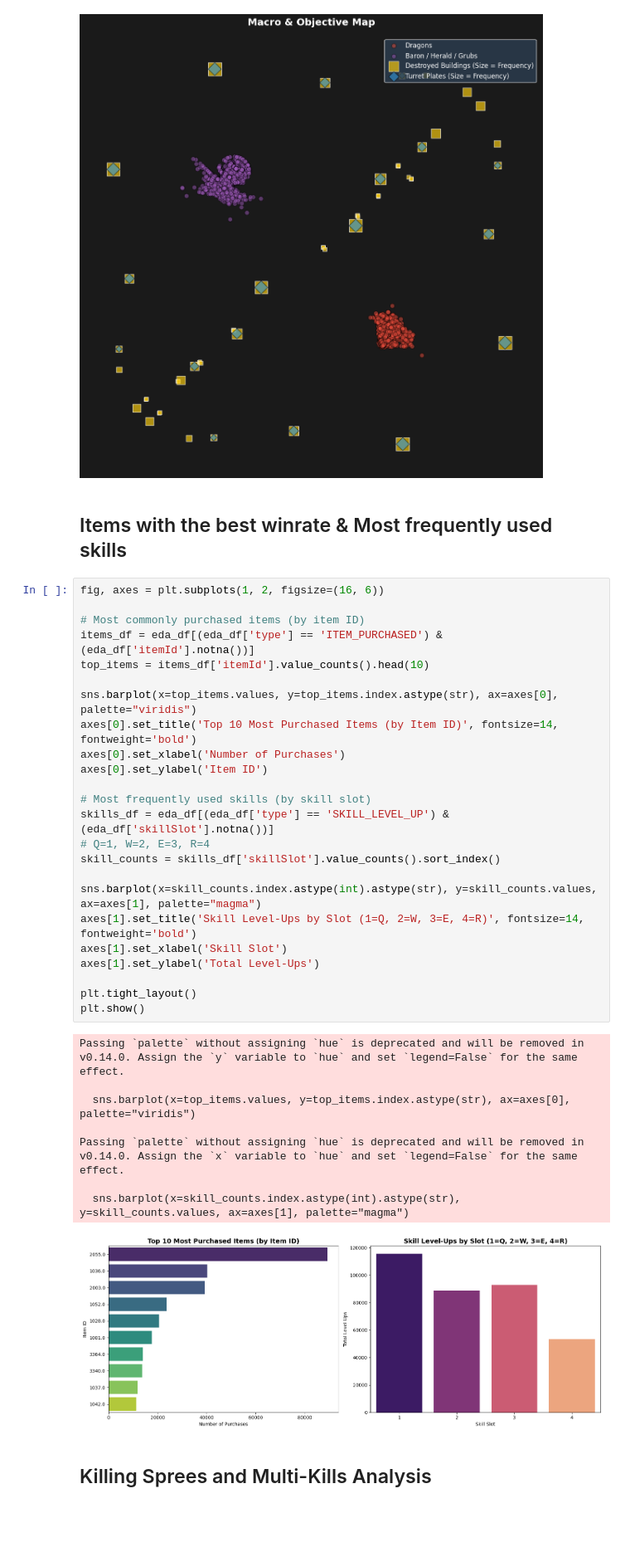
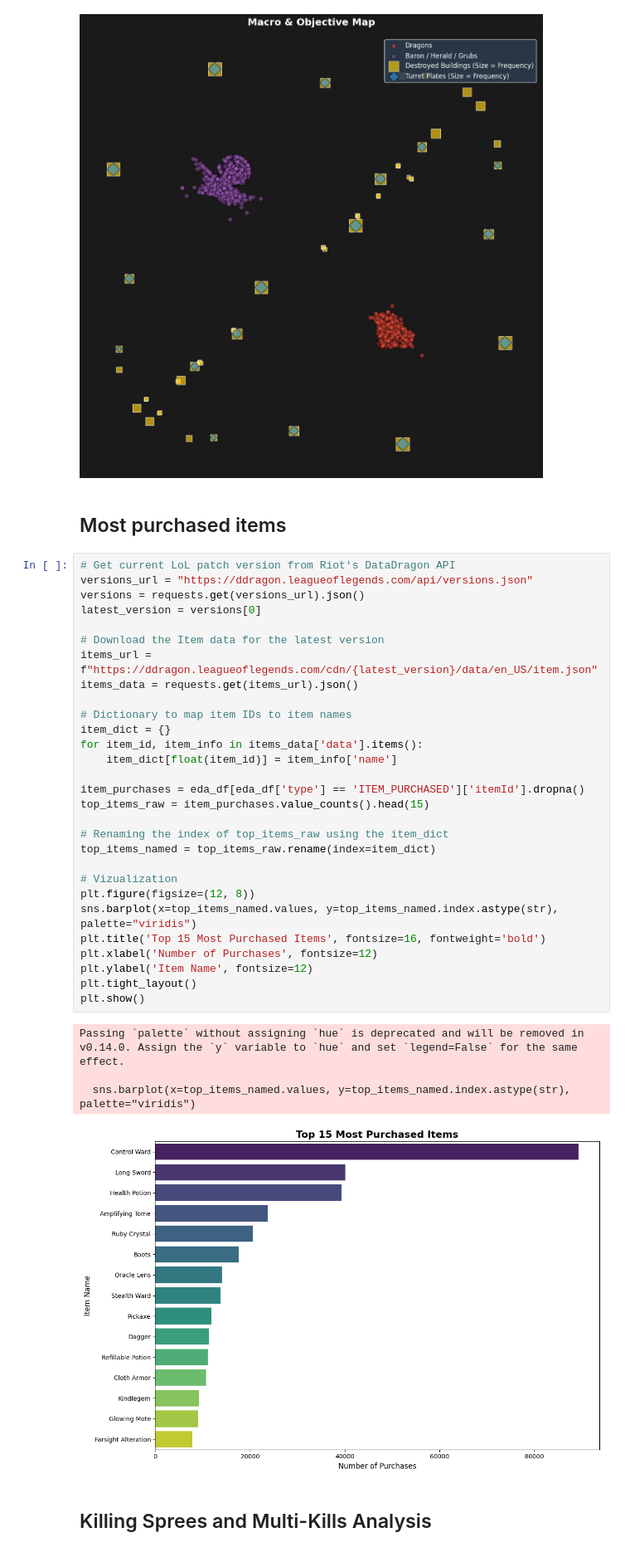
Before and after one commit to BalazsBognar/League-of-Legends-Esport-Analytics-2026, a Jupyter notebook: EDA.ipynb, the cells around one changed output. Shown at 83% size. Saved outputs shown, nothing was run; the diff lists cells and outputs as text; blank space fills up the shorter version.

```diff
--- a/EDA.ipynb
+++ b/EDA.ipynb
@@ -352,40 +355,41 @@ plt.show()
 # %% [output]
 [figure]
 # %% [markdown]
-## Items with the best winrate & Most frequently used skills
+## Most purchased items
-# %%
-fig, axes = plt.subplots(1, 2, figsize=(16, 6))
-
-# Most commonly purchased items (by item ID)
-items_df = eda_df[(eda_df['type'] == 'ITEM_PURCHASED') & (eda_df['itemId'].notna())]
-top_items = items_df['itemId'].value_counts().head(10)
-
-sns.barplot(x=top_items.values, y=top_items.index.astype(str), ax=axes[0], palette="viridis")
-axes[0].set_title('Top 10 Most Purchased Items (by Item ID)', fontsize=14, fontweight='bold')
-axes[0].set_xlabel('Number of Purchases')
-axes[0].set_ylabel('Item ID')
-
-# Most frequently used skills (by skill slot)
-skills_df = eda_df[(eda_df['type'] == 'SKILL_LEVEL_UP') & (eda_df['skillSlot'].notna())]
-# Q=1, W=2, E=3, R=4
-skill_counts = skills_df['skillSlot'].value_counts().sort_index()
-
-sns.barplot(x=skill_counts.index.astype(int).astype(str), y=skill_counts.values, ax=axes[1], palette="magma")
-axes[1].set_title('Skill Level-Ups by Slot (1=Q, 2=W, 3=E, 4=R)', fontsize=14, fontweight='bold')
-axes[1].set_xlabel('Skill Slot')
-axes[1].set_ylabel('Total Level-Ups')
-
-plt.tight_layout()
-plt.show()
-# %% [output]
-Passing `palette` without assigning `hue` is deprecated and will be removed in v0.14.0. Assign the `y` variable to `hue` and set `legend=False` for the same effect.
-
-  sns.barplot(x=top_items.values, y=top_items.index.astype(str), ax=axes[0], palette="viridis")
-
-Passing `palette` without assigning `hue` is deprecated and will be removed in v0.14.0. Assign the `x` variable to `hue` and set `legend=False` for the same effect.
-
-  sns.barplot(x=skill_counts.index.astype(int).astype(str), y=skill_counts.values, ax=axes[1], palette="magma")
-[figure, removed]
+# %%
+# Get current LoL patch version from Riot's DataDragon API
+versions_url = "https://ddragon.leagueoflegends.com/api/versions.json"
+versions = requests.get(versions_url).json()
+latest_version = versions[0]
+
+# Download the Item data for the latest version
+items_url = f"https://ddragon.leagueoflegends.com/cdn/{latest_version}/data/en_US/item.json"
+items_data = requests.get(items_url).json()
+
+# Dictionary to map item IDs to item names
+item_dict = {}
+for item_id, item_info in items_data['data'].items():
+    item_dict[float(item_id)] = item_info['name']
+
+item_purchases = eda_df[eda_df['type'] == 'ITEM_PURCHASED']['itemId'].dropna()
+top_items_raw = item_purchases.value_counts().head(15)
+
+# Renaming the index of top_items_raw using the item_dict
+top_items_named = top_items_raw.rename(index=item_dict)
+
+# Vizualization
+plt.figure(figsize=(12, 8))
+sns.barplot(x=top_items_named.values, y=top_items_named.index.astype(str), palette="viridis")
+plt.title('Top 15 Most Purchased Items', fontsize=16, fontweight='bold')
+plt.xlabel('Number of Purchases', fontsize=12)
+plt.ylabel('Item Name', fontsize=12)
+plt.tight_layout()
+plt.show()
+# %% [output]
+Passing `palette` without assigning `hue` is deprecated and will be removed in v0.14.0. Assign the `y` variable to `hue` and set `legend=False` for the same effect.
+
+  sns.barplot(x=top_items_named.values, y=top_items_named.index.astype(str), palette="viridis")
+[figure, added]
 # %% [markdown]
 ## Killing Sprees and Multi-Kills Analysis
 # %%
```
Also changed, not shown: parts of 9 cells of this notebook.
